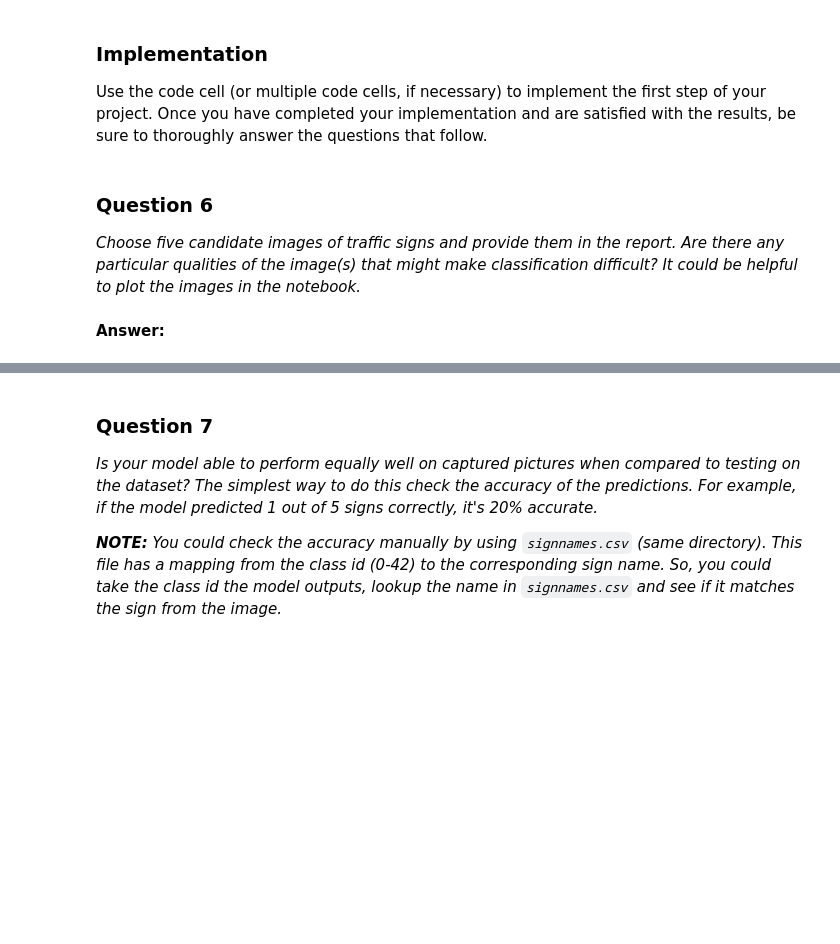
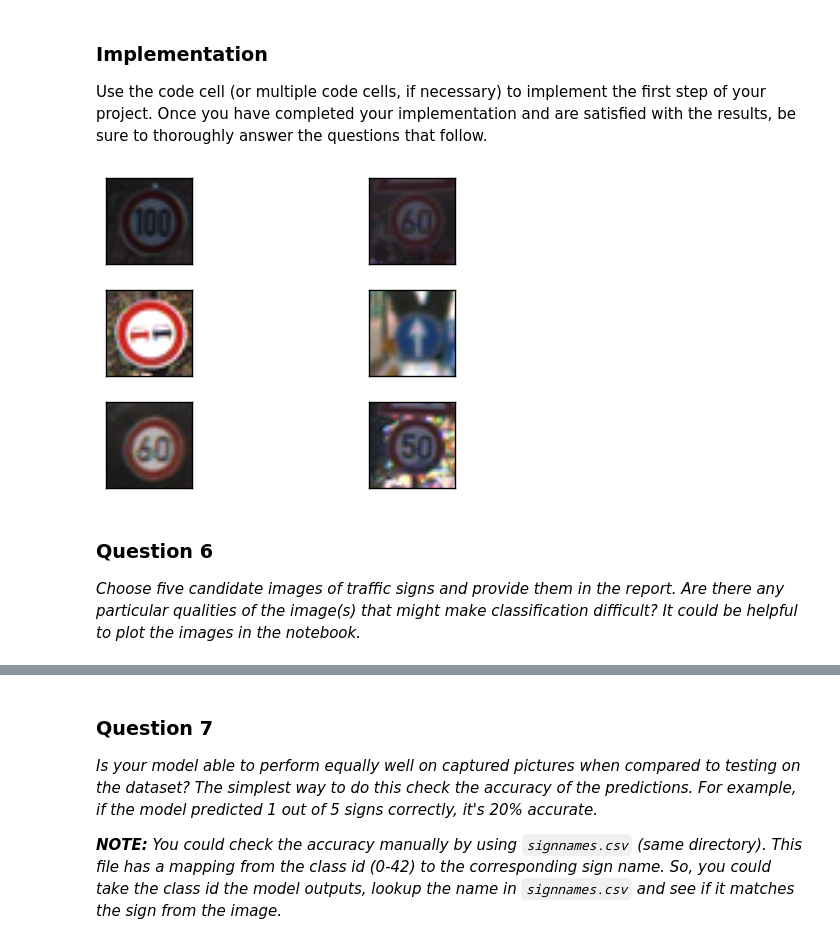
Before and after one commit to Mornor/CarND-Traffic-Signs, a Jupyter notebook: Traffic_Signs_Recognition.ipynb, the cells around one changed output, grey strips where cells are left out. Cells and saved outputs as stored; diff of their text form; code cells hidden in the pictures; blank space fills up the shorter version.

```diff
--- a/Traffic_Signs_Recognition.ipynb
+++ b/Traffic_Signs_Recognition.ipynb
@@ -308,5 +302,12 @@ Answer the stuff here :)
 # %%
 ### Train your model here.
+
+# Add a saver to save the trained model
+saver = tf.train.Saver()
+
+# One-hot encode the labels:
+y_train_one_hot = one_hot_encoding(y_train, n_classes)
+y_val_one_hot = one_hot_encoding(y_val, n_classes)
 
 with tf.Session() as sess:
     sess.run(tf.initialize_all_variables())
@@ -317,8 +318,10 @@ with tf.Session() as sess:
     for i in range(EPOCHS):
         for step in range(steps_per_epoch):
             batch_x, batch_y = get_next_batch(X_train, y_train_one_hot, BATCH_SIZE)
+            #loss = sess.run(train_op, feed_dict={X: batch_x, y: batch_y, keep_prob: 0.7})
             loss = sess.run(train_op, feed_dict={X: batch_x, y: batch_y})
 
+        #c = sess.run(loss_op, feed_dict={X: batch_x, y: batch_y, keep_prob: 0.7})
         c = sess.run(loss_op, feed_dict={X: batch_x, y: batch_y})
         print("Epoch:", '%04d' % (i+1), "cost =", "{:.9f}".format(c))
 
@@ -326,4 +329,7 @@ with tf.Session() as sess:
     correct_prediction = tf.equal(tf.argmax(fc2, 1), tf.argmax(y, 1))
     # Calculate accuracy
     accuracy = tf.reduce_mean(tf.cast(correct_prediction, "float"))
-    print("Accuracy:", accuracy.eval({X: X_val, y: y_val_one_hot}))
+    #print("Accuracy:", accuracy.eval({X: X_val, y: y_val_one_hot, keep_prob: 1.0}))
+    print("Accuracy:", accuracy.eval({X: X_val, y: y_val_one_hot}, session=sess))
+    # Save trained model
+    save_path = saver.save(sess, "trained-model.ckpt")
@@ -358,6 +397,30 @@ Use the code cell (or multiple code cells, if necessary) to implement the first
+# %%
+### Load the images and plot them here.
+import os
+import matplotlib.image as mpimg
+
+def plot_test_images(imgs):
+    fig, axes = plt.subplots(3, 2)
+    fig.subplots_adjust(hspace=0.3, wspace=0.3)
+
+    for i, ax in enumerate(axes.flat):
+        ax.imshow(imgs[i])
+
+        # Remove pixels legend x and legend y.
+        ax.set_xticks([])
+        ax.set_yticks([])
+
+path_folder = "other_images/"
+filenames = ["00000.png", "00001.png", "00002.png", "00003.png", "00005.png", "00015.png"]
+
+test_images = np.array([mpimg.imread(path_folder + "/" + file) for file in filenames])
+new_labels = np.array([7., 3., 9., 35., 3., 2.], np.float)
+
+plot_test_images(test_images)
+plt.show()
+# %% [output]
+[figure, added]
 # %% [markdown]
 ### Question 6
 
 _Choose five candidate images of traffic signs and provide them in the report. Are there any particular qualities of the image(s) that might make classification difficult? It could be helpful to plot the images in the notebook._
-# %% [markdown]
-**Answer:**
```
Also changed, not shown: parts of 24 cells of this notebook, 2 other files.
